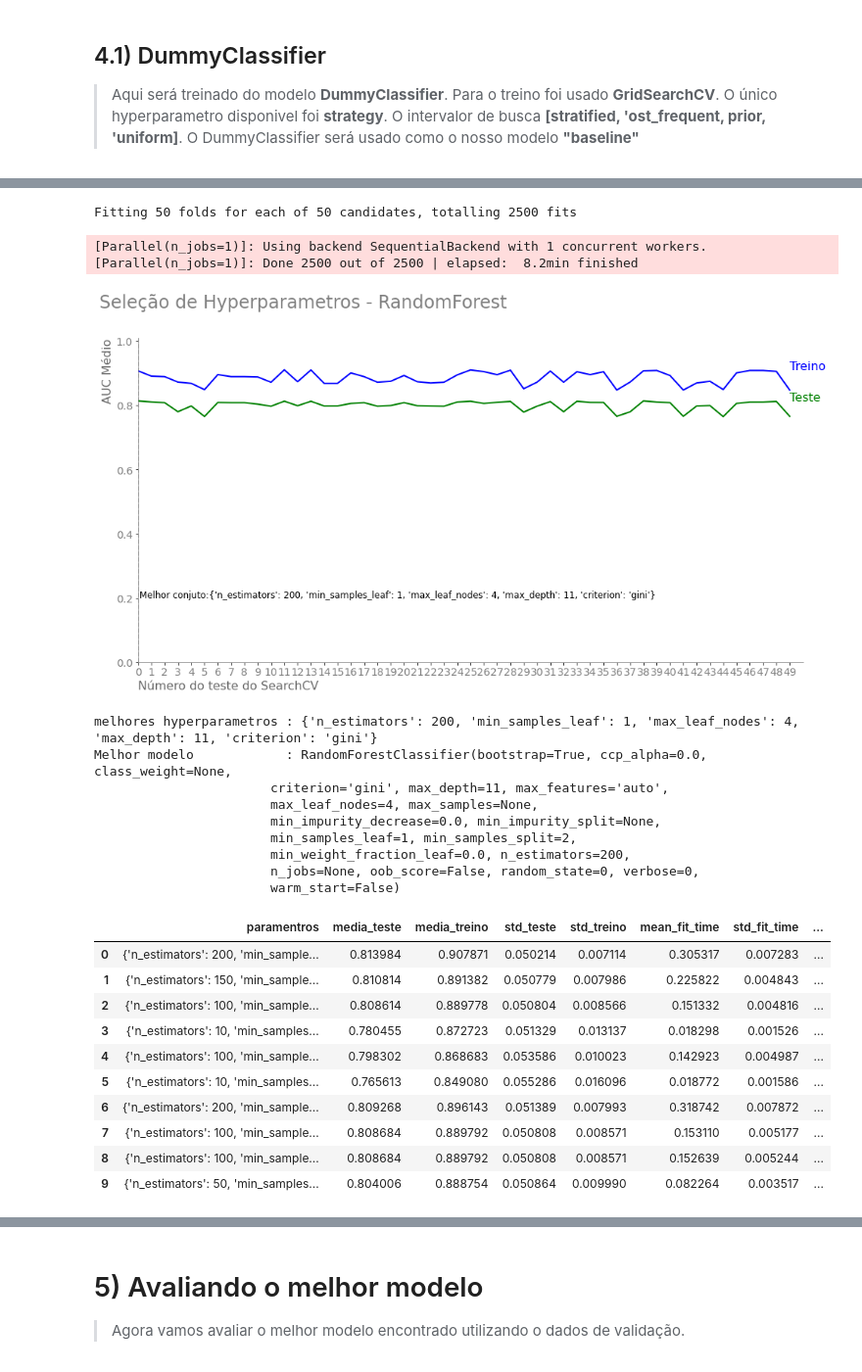
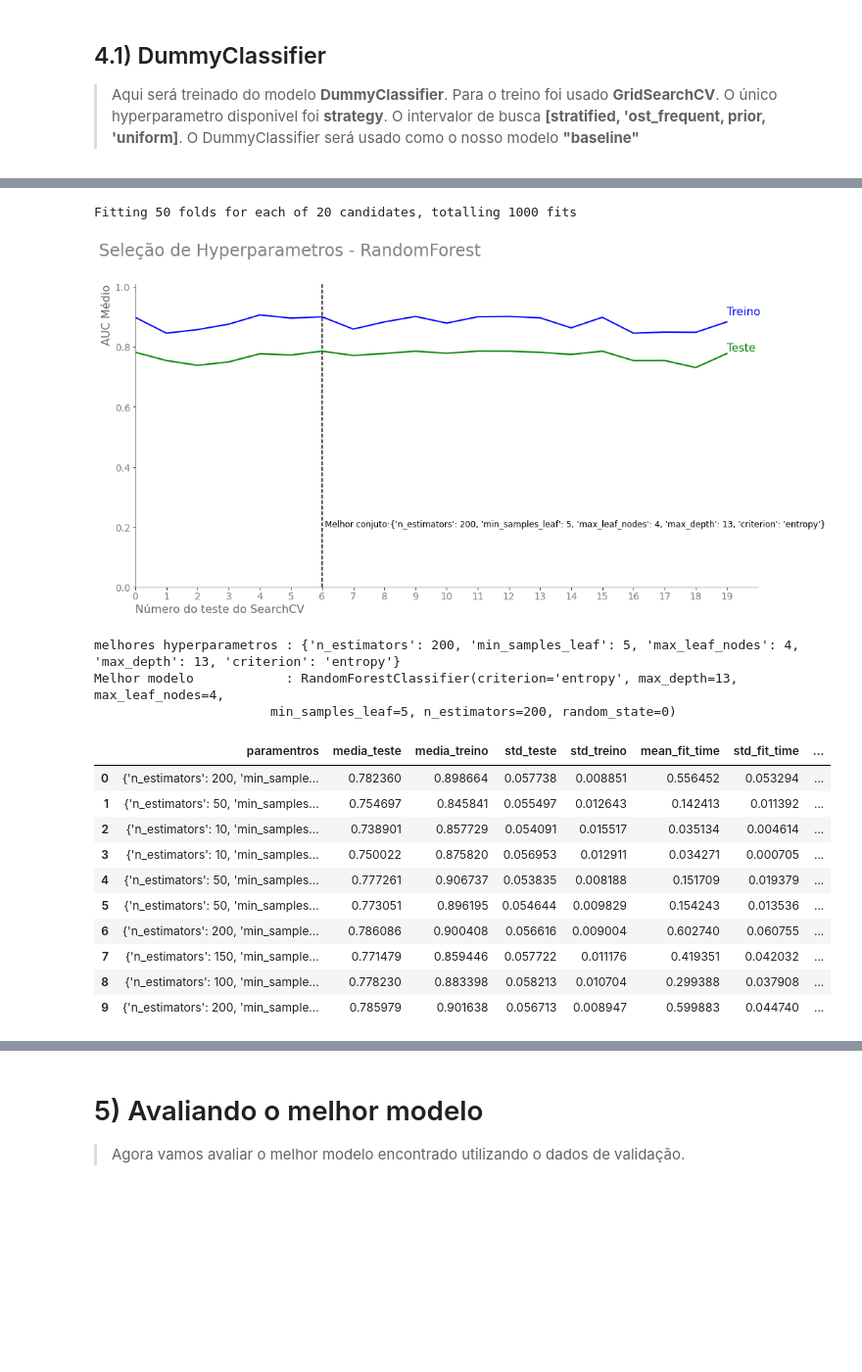
Before and after one commit to HenriqueCCdA/BC_DS_Projeto_Final, a Jupyter notebook: Notebooks/ML/treinamentos.ipynb, the cells around one changed output, grey strips where cells are left out. Shown at 98% size. Saved outputs shown, nothing was run; the diff lists cells and outputs as text; code cells hidden in the pictures; blank space fills up the shorter version.

```diff
--- a/Notebooks/ML/treinamentos.ipynb
+++ b/Notebooks/ML/treinamentos.ipynb
@@ -156,6 +148,10 @@ Número total de entradas para o Cross Validation : 298
 # 4) Modelo de ML
 
 A opção **refit** foi deixado como **true** logo depois que o melhor modelo for selecioando o RandomizedSearchCV/GridSearchCv **re-treina** esse modelo com o dataset completo (treino+teste).
+# %%
+n_iter   = 20
+n_splits = 5
+n_repeats= 10
 # %% [markdown]
 ## 4.1) DummyClassifier
 
@@ -301,55 +282,45 @@ Melhor modelo            : DecisionTreeClassifier(ccp_alpha=0.0, class_weight=No
 # %%
-from sklearn.ensemble import RandomForestClassifier
-
 parameters = {'n_estimators'    : [10, 50, 100, 150, 200],
               'max_depth'       : np.arange(1, 21),
               'criterion'       : ['gini', 'entropy'],
-              'min_samples_leaf': np.arange(1, 5),
-              'max_leaf_nodes'  : np.arange(2, 5)
+              'min_samples_leaf': np.arange(1, 6),
+              'max_leaf_nodes'  : np.arange(2, 6)
              }
 modelo = RandomForestClassifier(random_state=0)
 
 resultados, melhor_modelo_forest, melhores_hyperparametros  = treina_modelo_randomized_search_cv(modelo,
-                                                                                                  x_cv,
-                                                                                                  y_cv,
-                                                                                                  parameters,
-                                                                                                  n_splits=5,
-                                                                                                  n_repeats=10,
-                                                                                                  n_iter=50,
-                                                                                                  seed=14715)
+                                                                                            x_cv,
+                                                                                            y_cv,
+                                                                                            parameters,
+                                                                                            n_splits=n_splits,
+                                                                                            n_repeats=n_repeats,
+                                                                                            n_iter=n_iter,
+                                                                                            seed=14715)
 
 plota_treino_teste_auc('Seleção de Hyperparametros - RandomForest',
                        resultados['media_teste'],
                        resultados['media_treino'],
                        resultados['rank_test_score'],
                        melhores_hyperparametros)
 
 resultados_treinamento(resultados, melhor_modelo_forest, melhores_hyperparametros, n = 10)
 # %% [output]
-Fitting 50 folds for each of 50 candidates, totalling 2500 fits
+Fitting 50 folds for each of 20 candidates, totalling 1000 fits
+[figure, new version]
-[Parallel(n_jobs=1)]: Using backend SequentialBackend with 1 concurrent workers.
-[Parallel(n_jobs=1)]: Done 2500 out of 2500 | elapsed:  8.2min finished
+melhores hyperparametros : {'n_estimators': 200, 'min_samples_leaf': 5, 'max_leaf_nodes': 4, 'max_depth': 13, 'criterion': 'entropy'}
+Melhor modelo            : RandomForestClassifier(criterion='entropy', max_depth=13, max_leaf_nodes=4,
+                       min_samples_leaf=5, n_estimators=200, random_state=0)
-[figure, old version]
-melhores hyperparametros : {'n_estimators': 200, 'min_samples_leaf': 1, 'max_leaf_nodes': 4, 'max_depth': 11, 'criterion': 'gini'}
-Melhor modelo            : RandomForestClassifier(bootstrap=True, ccp_alpha=0.0, class_weight=None,
-                       criterion='gini', max_depth=11, max_features='auto',
-                       max_leaf_nodes=4, max_samples=None,
-                       min_impurity_decrease=0.0, min_impurity_split=None,
-                       min_samples_leaf=1, min_samples_split=2,
-                       min_weight_fraction_leaf=0.0, n_estimators=200,
-                       n_jobs=None, oob_score=False, random_state=0, verbose=0,
-                       warm_start=False)
 |  | paramentros | media_teste | media_treino | std_teste | std_treino | mean_fit_time | std_fit_time | ... |
-| 0 | {'n_estimators': 200, 'min_sample... | 0.813984 | 0.907871 | 0.050214 | 0.007114 | 0.305317 | 0.007283 | ... |
-| 1 | {'n_estimators': 150, 'min_sample... | 0.810814 | 0.891382 | 0.050779 | 0.007986 | 0.225822 | 0.004843 | ... |
-| 2 | {'n_estimators': 100, 'min_sample... | 0.808614 | 0.889778 | 0.050804 | 0.008566 | 0.151332 | 0.004816 | ... |
-| 3 | {'n_estimators': 10, 'min_samples... | 0.780455 | 0.872723 | 0.051329 | 0.013137 | 0.018298 | 0.001526 | ... |
-| 4 | {'n_estimators': 100, 'min_sample... | 0.798302 | 0.868683 | 0.053586 | 0.010023 | 0.142923 | 0.004987 | ... |
-| 5 | {'n_estimators': 10, 'min_samples... | 0.765613 | 0.849080 | 0.055286 | 0.016096 | 0.018772 | 0.001586 | ... |
-| 6 | {'n_estimators': 200, 'min_sample... | 0.809268 | 0.896143 | 0.051389 | 0.007993 | 0.318742 | 0.007872 | ... |
-| 7 | {'n_estimators': 100, 'min_sample... | 0.808684 | 0.889792 | 0.050808 | 0.008571 | 0.153110 | 0.005177 | ... |
-| 8 | {'n_estimators': 100, 'min_sample... | 0.808684 | 0.889792 | 0.050808 | 0.008571 | 0.152639 | 0.005244 | ... |
-| 9 | {'n_estimators': 50, 'min_samples... | 0.804006 | 0.888754 | 0.050864 | 0.009990 | 0.082264 | 0.003517 | ... |
+| 0 | {'n_estimators': 200, 'min_sample... | 0.782360 | 0.898664 | 0.057738 | 0.008851 | 0.556452 | 0.053294 | ... |
+| 1 | {'n_estimators': 50, 'min_samples... | 0.754697 | 0.845841 | 0.055497 | 0.012643 | 0.142413 | 0.011392 | ... |
+| 2 | {'n_estimators': 10, 'min_samples... | 0.738901 | 0.857729 | 0.054091 | 0.015517 | 0.035134 | 0.004614 | ... |
+| 3 | {'n_estimators': 10, 'min_samples... | 0.750022 | 0.875820 | 0.056953 | 0.012911 | 0.034271 | 0.000705 | ... |
+| 4 | {'n_estimators': 50, 'min_samples... | 0.777261 | 0.906737 | 0.053835 | 0.008188 | 0.151709 | 0.019379 | ... |
+| 5 | {'n_estimators': 50, 'min_samples... | 0.773051 | 0.896195 | 0.054644 | 0.009829 | 0.154243 | 0.013536 | ... |
+| 6 | {'n_estimators': 200, 'min_sample... | 0.786086 | 0.900408 | 0.056616 | 0.009004 | 0.602740 | 0.060755 | ... |
+| 7 | {'n_estimators': 150, 'min_sample... | 0.771479 | 0.859446 | 0.057722 | 0.011176 | 0.419351 | 0.042032 | ... |
+| 8 | {'n_estimators': 100, 'min_sample... | 0.778230 | 0.883398 | 0.058213 | 0.010704 | 0.299388 | 0.037908 | ... |
+| 9 | {'n_estimators': 200, 'min_sample... | 0.785979 | 0.901638 | 0.056713 | 0.008947 | 0.599883 | 0.044740 | ... |
 # %% [markdown]
 >
 # %% [markdown]
```
Also changed, not shown: parts of 28 cells of this notebook, 4 other files.
